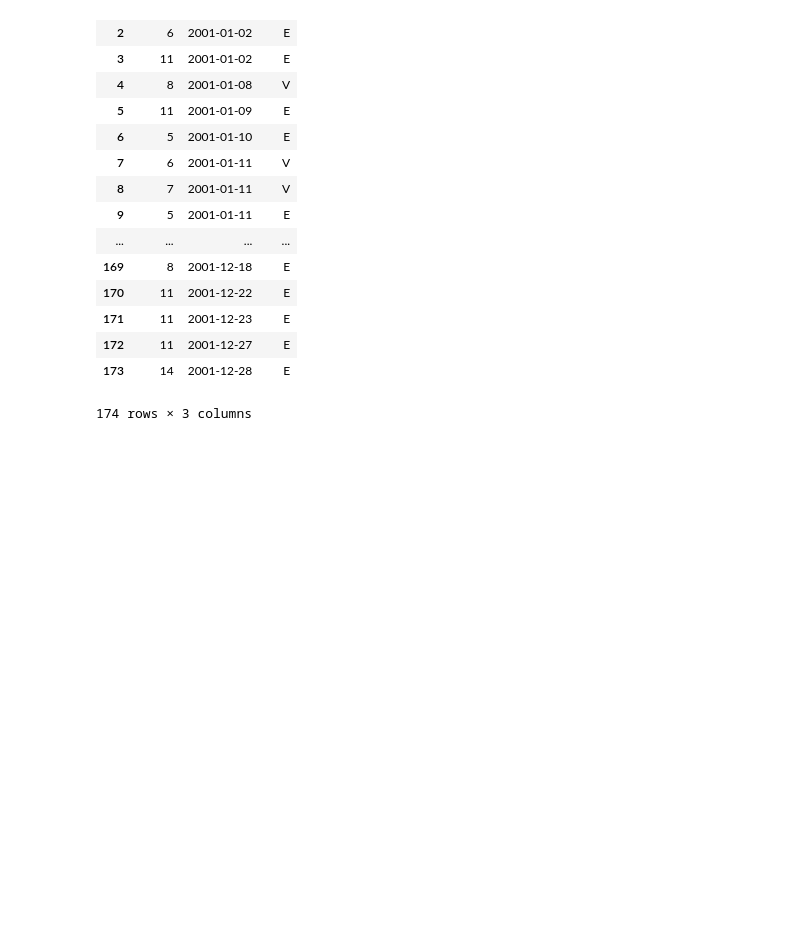
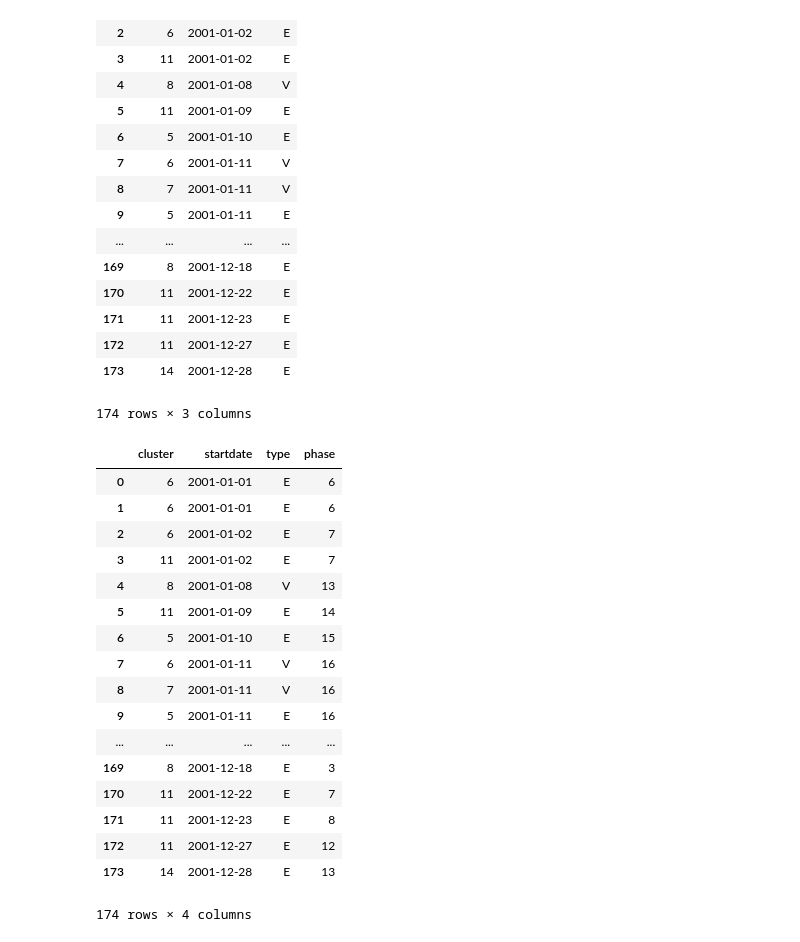
Before and after one commit to cindy233/EarthquakeSequential, a Jupyter notebook: makesequence.ipynb, the cells around one changed output. Drawn from its saved outputs; the diff is of its cells as text; code cells hidden in the pictures; blank space fills up the shorter version.

```diff
--- a/makesequence.ipynb
+++ b/makesequence.ipynb
@@ -25,3 +41,24 @@ df1
+# %%
+df1
+# %% [output]
+|  | cluster | startdate | type | phase |
+| 0 | 6 | 2001-01-01 | E | 6 |
+| 1 | 6 | 2001-01-01 | E | 6 |
+| 2 | 6 | 2001-01-02 | E | 7 |
+| 3 | 11 | 2001-01-02 | E | 7 |
+| 4 | 8 | 2001-01-08 | V | 13 |
+| 5 | 11 | 2001-01-09 | E | 14 |
+| 6 | 5 | 2001-01-10 | E | 15 |
+| 7 | 6 | 2001-01-11 | V | 16 |
+| 8 | 7 | 2001-01-11 | V | 16 |
+| 9 | 5 | 2001-01-11 | E | 16 |
+| ... | ... | ... | ... | ... |
+| 169 | 8 | 2001-12-18 | E | 3 |
+| 170 | 11 | 2001-12-22 | E | 7 |
+| 171 | 11 | 2001-12-23 | E | 8 |
+| 172 | 11 | 2001-12-27 | E | 12 |
+| 173 | 14 | 2001-12-28 | E | 13 |
+174 rows × 4 columns
 # %%
 df1['sequence']=df1['type'] + df1['cluster'].map(str)
 # %%
```
Also changed, not shown: parts of 4 cells of this notebook, 2 other files.
